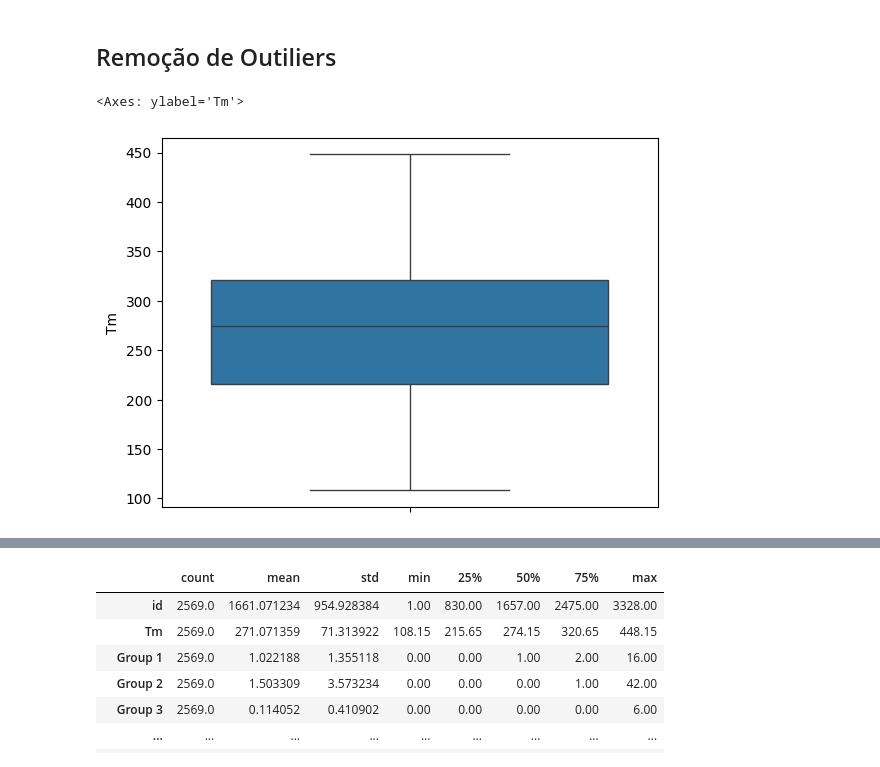
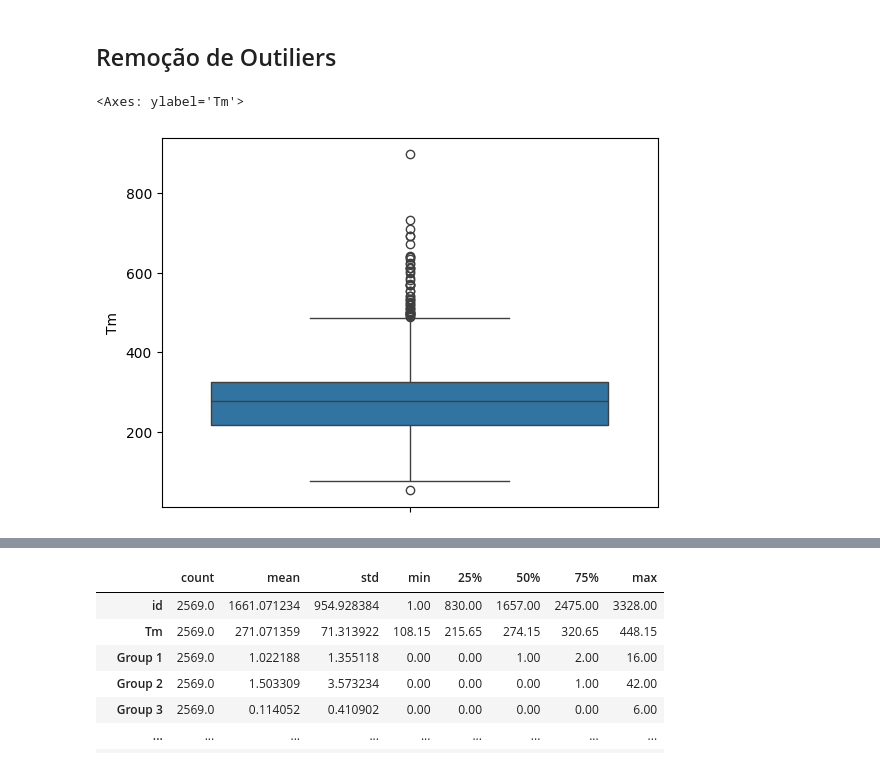
Before and after one commit to Professor-Augusto-Baffa/t1-an-lise-explorat-ria-e-aprendizado-supervisionado-toderretendosocorro, a Jupyter notebook: AnaliseExploratoria.ipynb, the cells around one changed output, grey strips where cells are left out. Drawn from its saved outputs; the diff is of its cells as text; code cells hidden in the pictures.

```diff
--- a/AnaliseExploratoria.ipynb
+++ b/AnaliseExploratoria.ipynb
@@ -29,14 +29,7 @@ desc.T
 # %% [markdown]
 ## Remoção de Outiliers
 # %%
-media = df['Tm'].mean()
-S = df['Tm'].std()
-Z = 2 #Z = (x — media) / S
-LS = media + Z * S
-LI = media - Z * S
-df_wo = df[~((df['Tm'] < LI) | (df['Tm'] > LS))]
-
-sns.boxplot(y='Tm', data=df_wo)
+sns.boxplot(y='Tm', data=df)
 # %% [output]
 <Axes: ylabel='Tm'>
-[figure, old version]
+[figure, new version]
```
Also changed, not shown: parts of 11 cells of this notebook, 2 other files.
